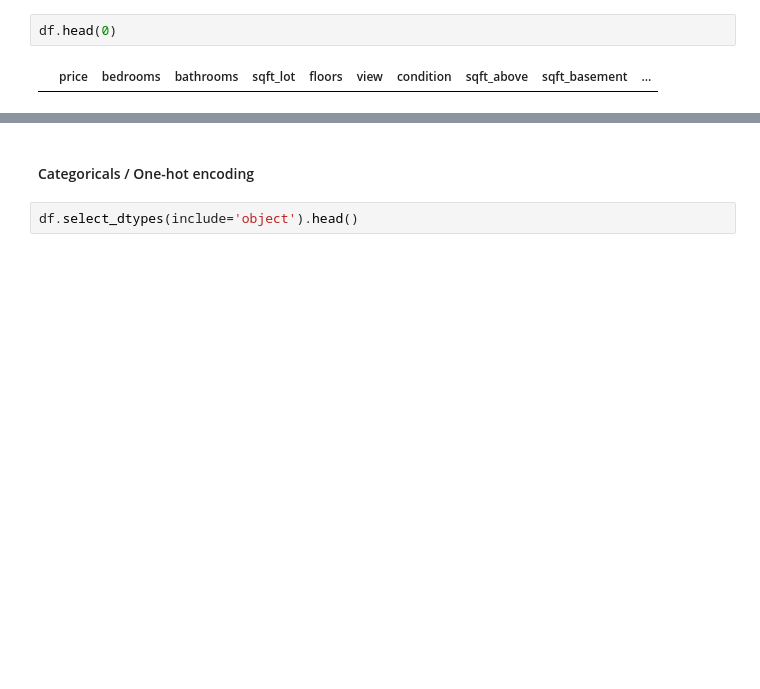
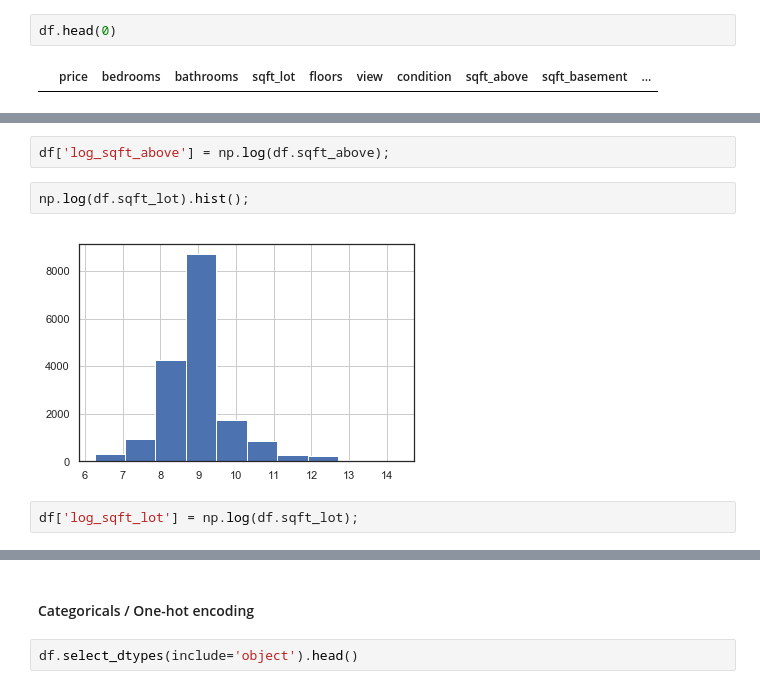
Before and after one commit to sid401/dsc-1-final-project-online-ds-sp-000, a Jupyter notebook: student.ipynb, the cells around one changed output, grey strips where cells are left out. Cells and saved outputs as stored; diff of their text form; blank space fills up the shorter version.

```diff
--- a/student.ipynb
+++ b/student.ipynb
@@ -450,0 +471,8 @@ is unnecessary for Multiple Linear Regression models
+# %%
+df['log_sqft_above'] = np.log(df.sqft_above);
+# %%
+np.log(df.sqft_lot).hist();
+# %% [output]
+[figure, added]
+# %%
+df['log_sqft_lot'] = np.log(df.sqft_lot);
```
Also changed, not shown: parts of 113 cells of this notebook.
